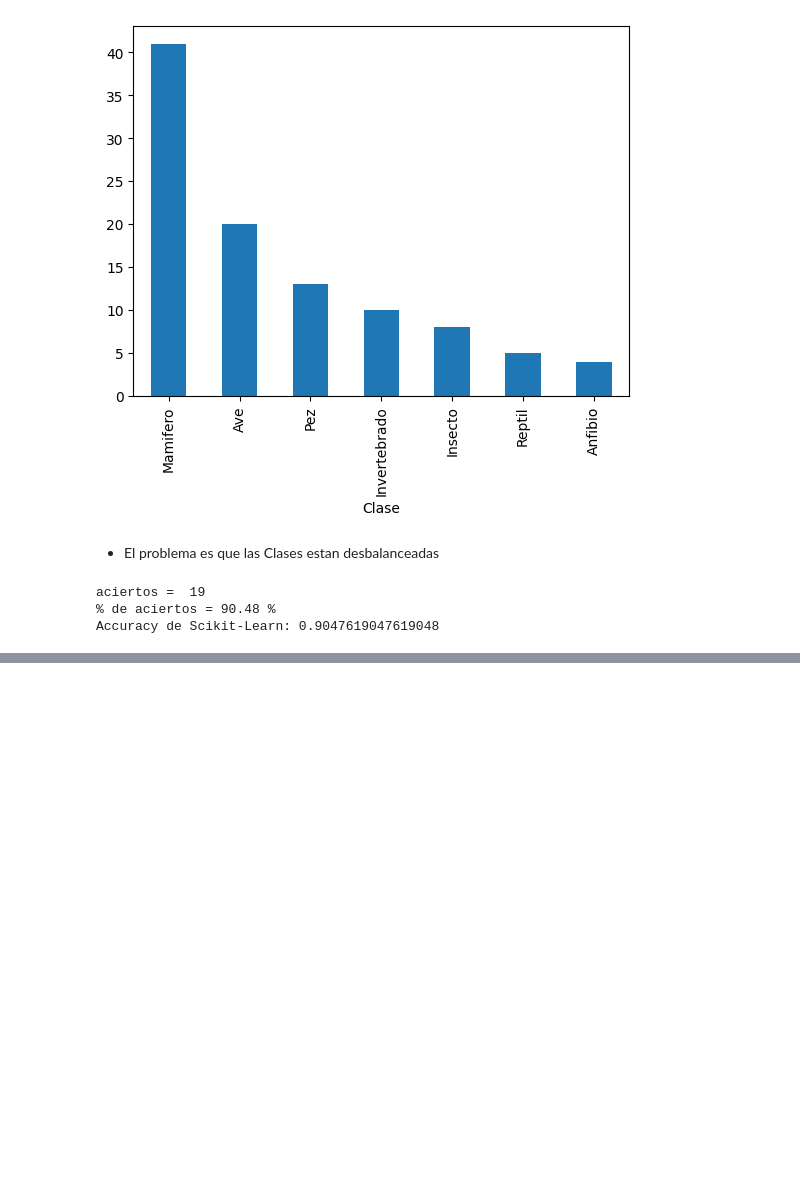
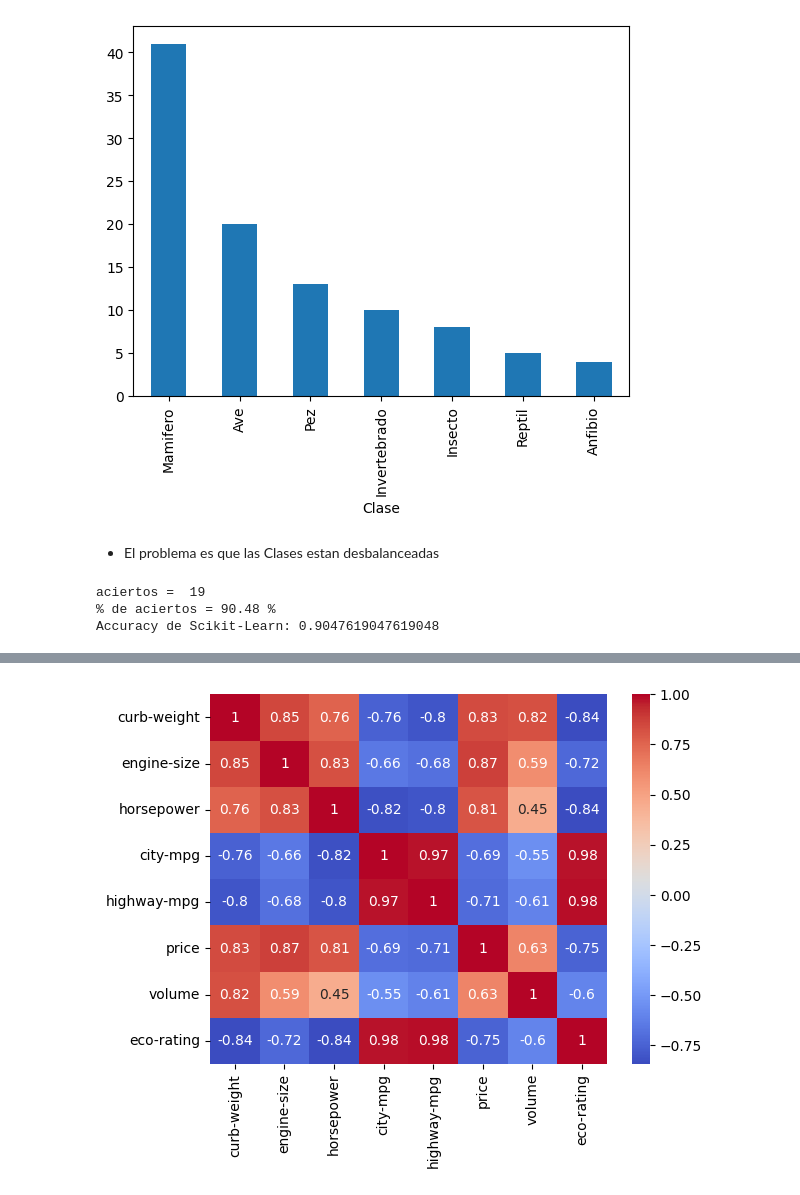
Before and after one commit to AndresMontesDeOca/Redes_Neuronales, a Jupyter notebook: Ejercicios.ipynb, the cells around one changed output, grey strips where cells are left out. Cells and saved outputs as stored; diff of their text form; code cells hidden in the pictures; blank space fills up the shorter version.

```diff
--- a/Ejercicios.ipynb
+++ b/Ejercicios.ipynb
@@ -257,0 +260,4 @@ Accuracy de Scikit-Learn: 0.9047619047619048
+# %%
+data = pd.read_csv(DATOS_DIR + 'automobile-simple.csv')
+print(data.info())
+display(data.head())
@@ -257,0 +291,4 @@ Accuracy de Scikit-Learn: 0.9047619047619048
+# %%
+# Eliminamos los nulos
+data = data.dropna()
+data.info()
@@ -257,0 +315,9 @@ Accuracy de Scikit-Learn: 0.9047619047619048
+# %%
+# Filtramos y nos quedamos solo con los numeros
+data_numercis = data.select_dtypes(include=[np.number])
+
+# Mostramos la Matrix de Correlacion
+sns.heatmap(data_numercis.corr(), annot=True, cmap='coolwarm')
+plt.show()
+# %% [output]
+[figure, added]
```
Also changed, not shown: parts of 3 cells of this notebook.
